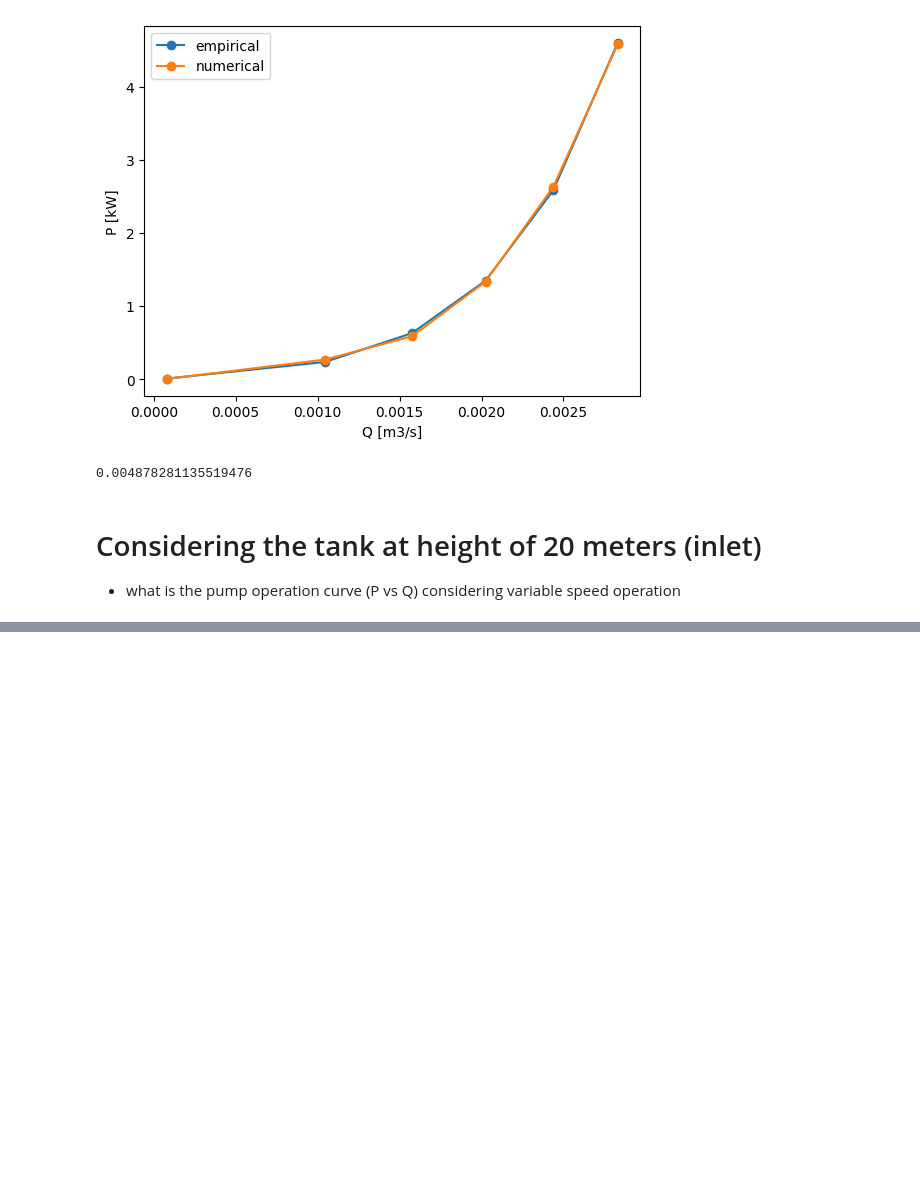
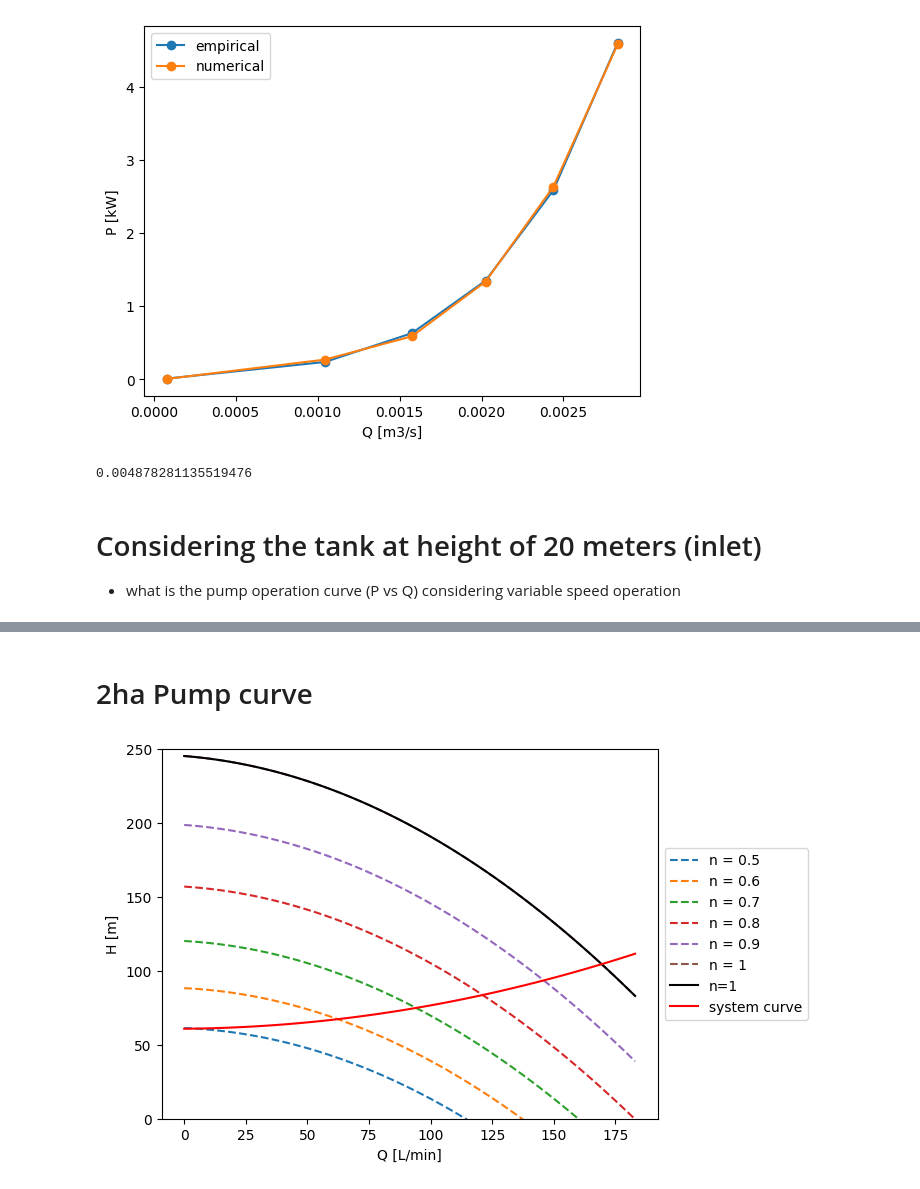
Before and after one commit to mascholten123/Code, a Jupyter notebook: pumpCode/PumpCurve.ipynb, the cells around one changed output, grey strips where cells are left out. Cells and saved outputs as stored; diff of their text form; code cells hidden in the pictures; blank space fills up the shorter version.

```diff
--- a/pumpCode/PumpCurve.ipynb
+++ b/pumpCode/PumpCurve.ipynb
@@ -153,0 +184,36 @@ for i in n:
+# %% [markdown]
+# 2ha Pump curve
+# %%
+#Variable speed operation
+
+#Variable speed pump curve
+
+n = [0.5,0.6,0.7,0.8,0.9,1] #nominal speed over actual speed of pump [RPM/RPM]
+
+
+H_variable = [] #intiate empty list to add to
+Q_OperationPoints = []
+H_OperationPoints = []
+
+#From DripNetwork.ipynb --> 0.0014811456560022407Q^2 + 0.014248741431001915Q + 60.86187954841651
+def f(x):
+    return (a*(x**2) + b*(x)*n[i] + c*(n[i]**2)- (0.001481145656002240*x**2 + 0.014248741431001915*x + 60.86187954841651))
+
+for i in range (len(n)):
+    H_variable.append( a*(xs**2) + b*(xs)*n[i] + c*(n[i]**2))
+    plt.plot(xs, H_variable[i], linestyle='dashed', label=f'n = {n[i]}')
+    Q_OperationPoints.append(sp.optimize.brentq( f,0,175))
+    H_OperationPoints.append(0.0014811456560022407*Q_OperationPoints[i]**2 + 0.014248741431001915*Q_OperationPoints[i] + 60.86187954841651)
+
+ax = plt.plot(xs, ys, color='black', label='n=1')
+
+H_system = 0.0014378405986266312*xs**2 + 0.014248741431001915*xs + 60.86187954841651 #3Ha system curve
+plt.plot(xs, H_system, color='red', label='system curve')
+plt.xlabel('Q [L/min]')
+plt.ylabel('H [m]')
+plt.legend()
+plt.legend(loc='center left', bbox_to_anchor=(1, 0.5))
+plt.ylim(0,250)
+plt.show()
+# %% [output]
+[figure, added]
```
Also changed, not shown: parts of 6 cells of this notebook, 4 other files.
